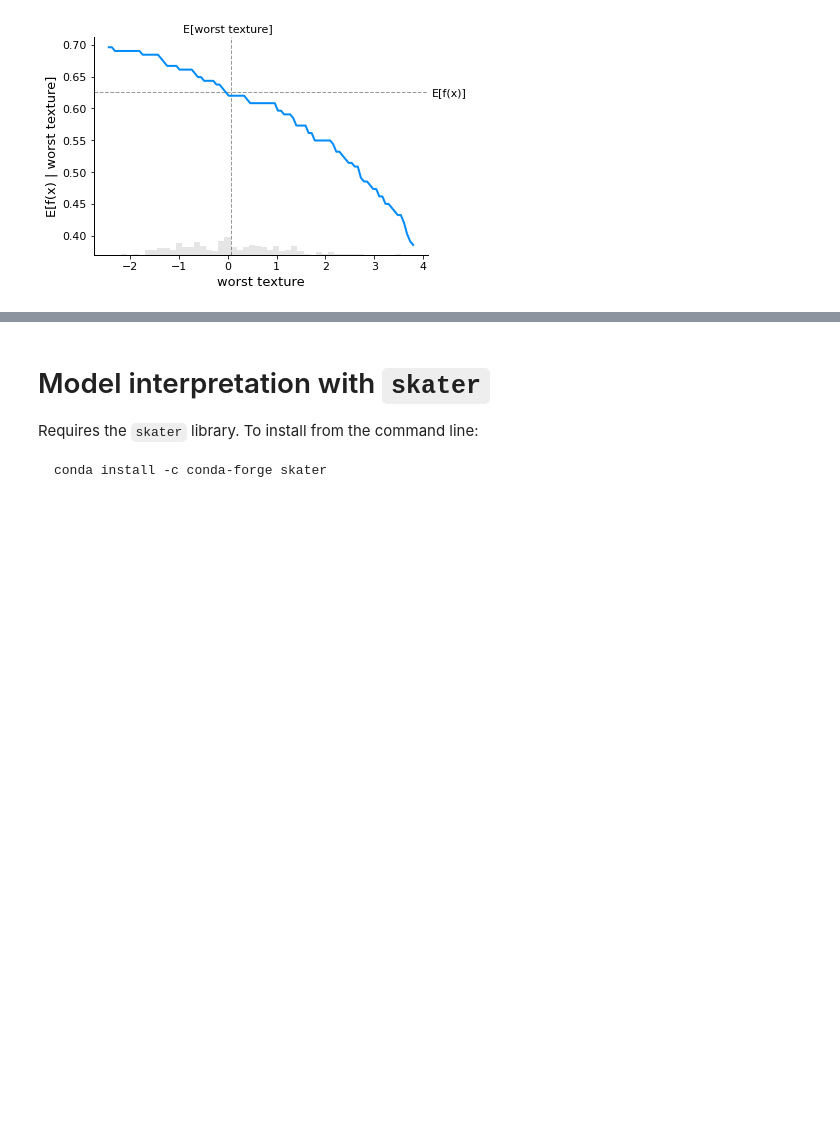
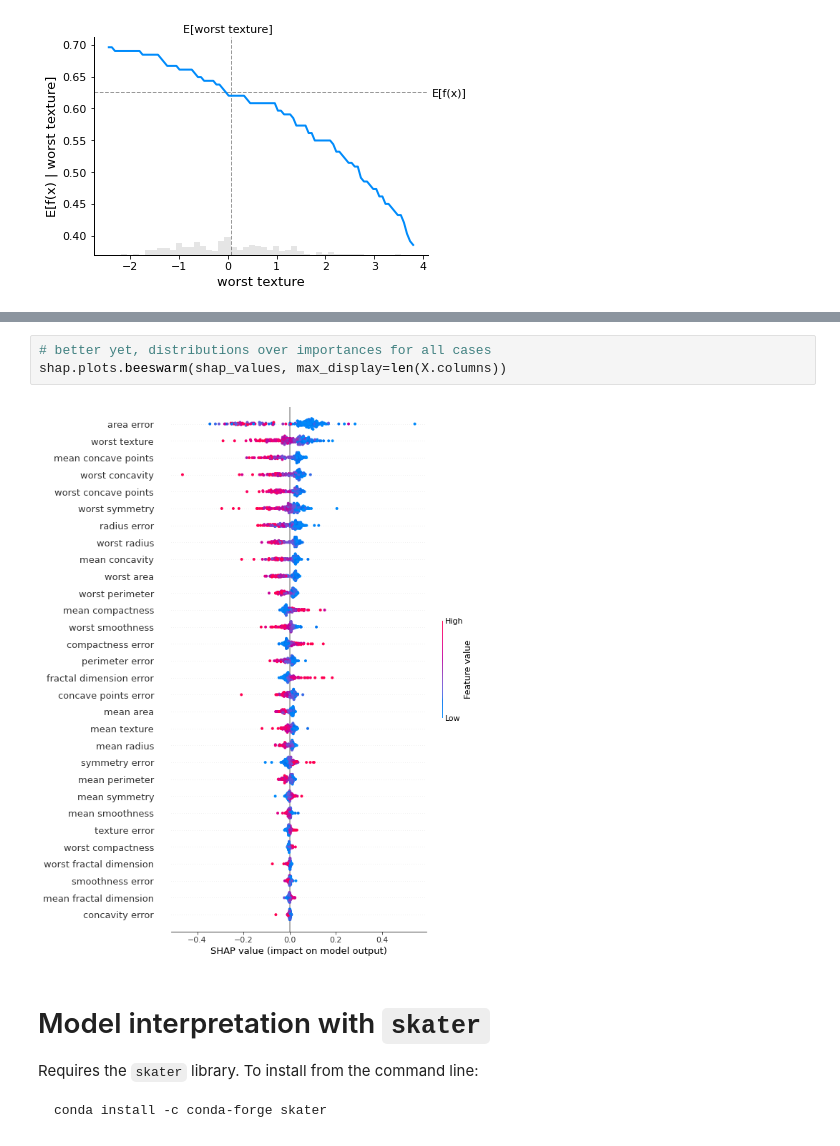
Before and after one commit to wilkens-teaching/info3350-s22, a Jupyter notebook: lectures/lec-15-explainability-example.ipynb, the cells around one changed output, grey strips where cells are left out. Cells and saved outputs as stored; diff of their text form; blank space fills up the shorter version.

```diff
--- a/lectures/lec-15-explainability-example.ipynb
+++ b/lectures/lec-15-explainability-example.ipynb
@@ -194,3 +199,8 @@ shap.plots.partial_dependence(
+# %%
+# better yet, distributions over importances for all cases
+shap.plots.beeswarm(shap_values, max_display=len(X.columns))
+# %% [output]
+[figure, added]
 # %% [markdown]
 # Model interpretation with `skater`
 
```
Also changed, not shown: parts of 3 cells of this notebook, 1 other file.
